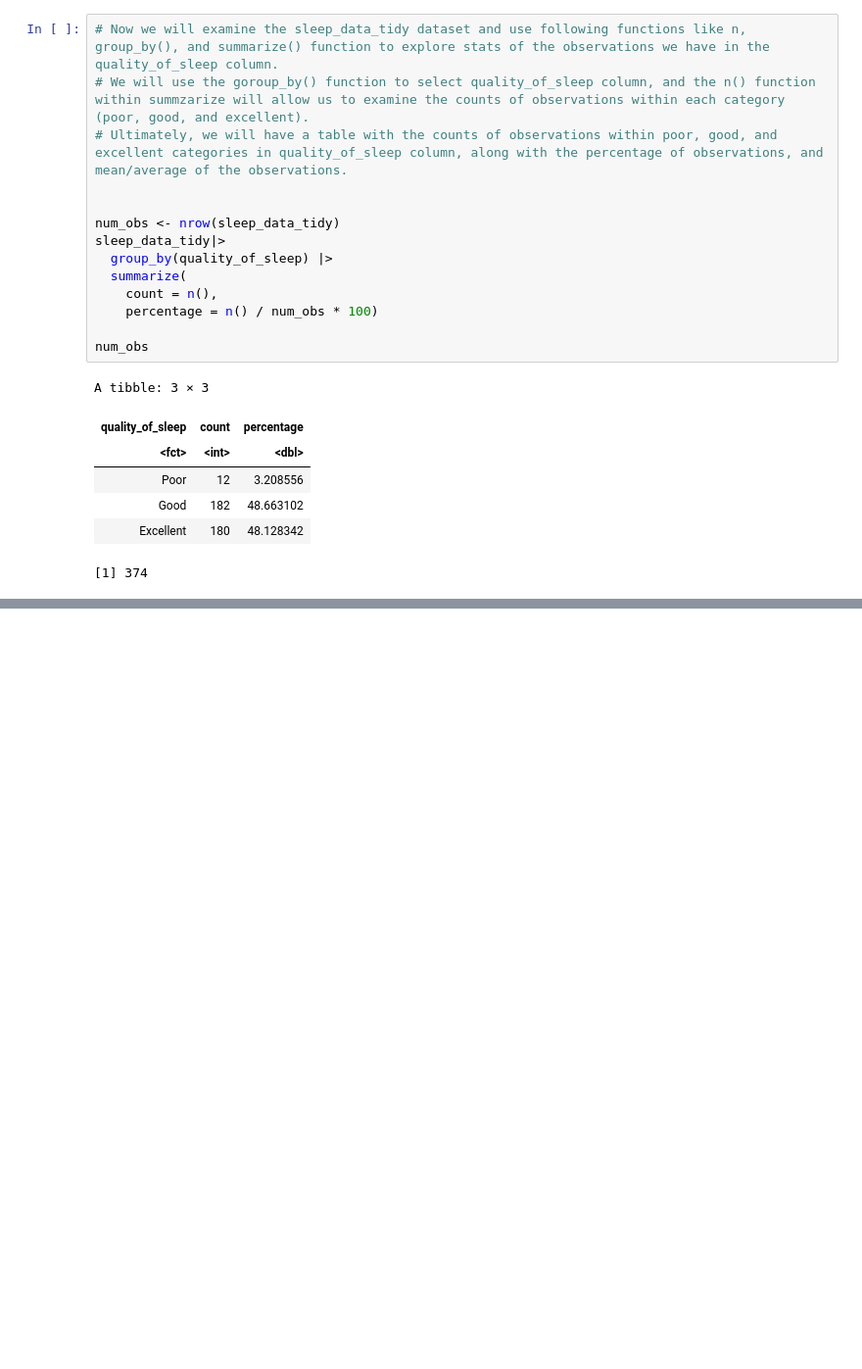
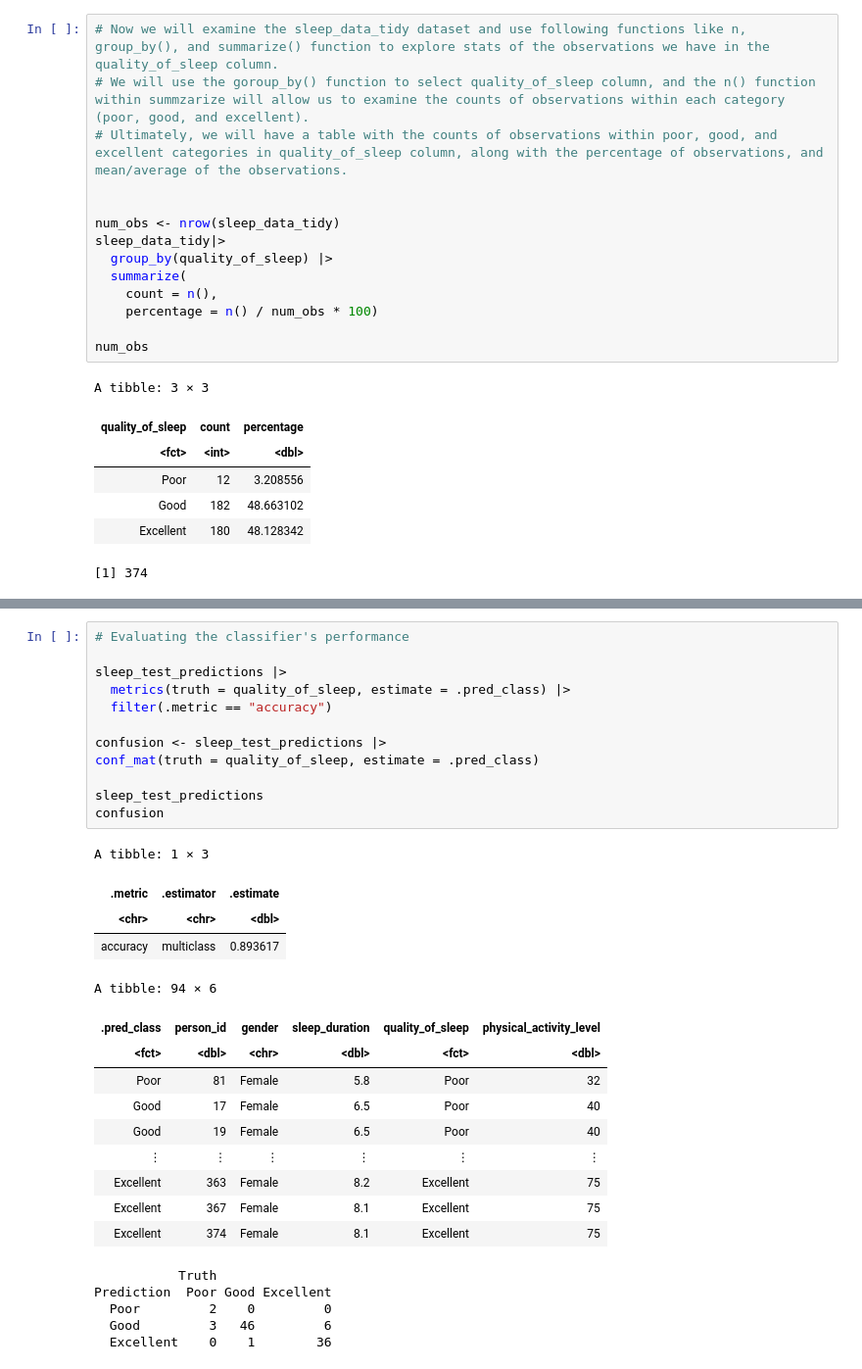
Before and after one commit to ptank1/dsci-100-2023w1-group-30, a Jupyter notebook: sleep_data_analysis.ipynb, the cells around one changed output, grey strips where cells are left out. Shown at 98% size. Cells and saved outputs as stored; diff of their text form; blank space fills up the shorter version.

```diff
--- a/sleep_data_analysis.ipynb
+++ b/sleep_data_analysis.ipynb
@@ -295,0 +374,32 @@ List of 1
+# %%
+# Evaluating the classifier's performance
+
+sleep_test_predictions |>
+  metrics(truth = quality_of_sleep, estimate = .pred_class) |>
+  filter(.metric == "accuracy")
+
+confusion <- sleep_test_predictions |>
+conf_mat(truth = quality_of_sleep, estimate = .pred_class)
+
+sleep_test_predictions
+confusion
+# %% [output]
+A tibble: 1 × 3
+| .metric | .estimator | .estimate |
+| <chr> | <chr> | <dbl> |
+| accuracy | multiclass | 0.893617 |
+A tibble: 94 × 6
+| .pred_class | person_id | gender | sleep_duration | quality_of_sleep | physical_activity_level |
+| <fct> | <dbl> | <chr> | <dbl> | <fct> | <dbl> |
+| Poor | 81 | Female | 5.8 | Poor | 32 |
+| Good | 17 | Female | 6.5 | Poor | 40 |
+| Good | 19 | Female | 6.5 | Poor | 40 |
+| ⋮ | ⋮ | ⋮ | ⋮ | ⋮ | ⋮ |
+| Excellent | 363 | Female | 8.2 | Excellent | 75 |
+| Excellent | 367 | Female | 8.1 | Excellent | 75 |
+| Excellent | 374 | Female | 8.1 | Excellent | 75 |
+           Truth
+Prediction  Poor Good Excellent
+  Poor         2    0         0
+  Good         3   46         6
+  Excellent    0    1        36
```
Also changed, not shown: parts of 17 cells of this notebook.
